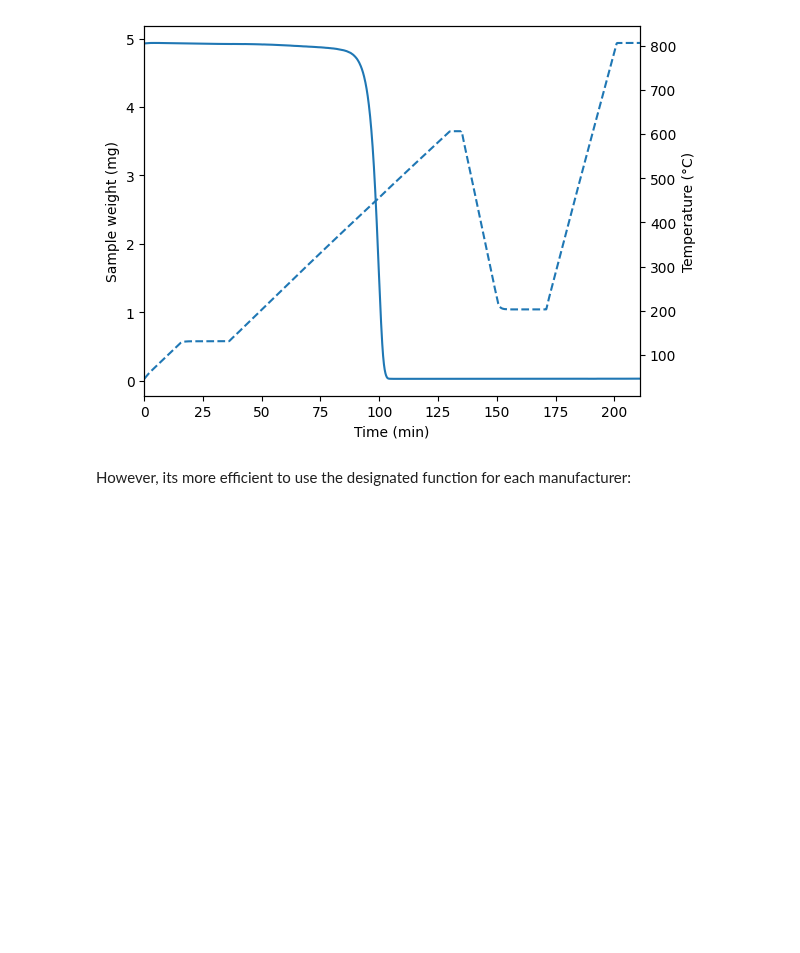
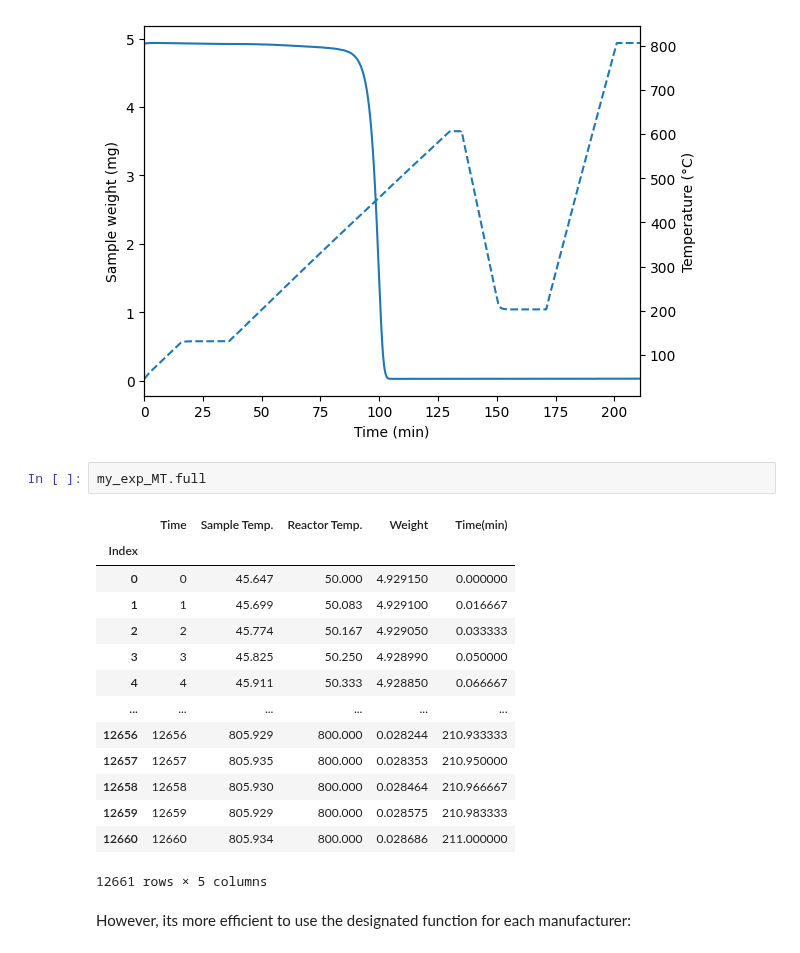
Before and after one commit to MyonicS/pyTGA, a Jupyter notebook: docs/source/notebooks/parsing.ipynb, the cells around one changed output. Drawn from its saved outputs; the diff is of its cells as text; blank space fills up the shorter version.

```diff
--- a/docs/source/notebooks/parsing.ipynb
+++ b/docs/source/notebooks/parsing.ipynb
@@ -15,6 +17,23 @@ my_exp_MT.quickplot()
 # %% [output]
 Manufacturer:  Mettler Toledo
 [figure]
+# %%
+my_exp_MT.full
+# %% [output]
+|  | Time | Sample Temp. | Reactor Temp. | Weight | Time(min) |
+| Index |  |  |  |  |  |
+| 0 | 0 | 45.647 | 50.000 | 4.929150 | 0.000000 |
+| 1 | 1 | 45.699 | 50.083 | 4.929100 | 0.016667 |
+| 2 | 2 | 45.774 | 50.167 | 4.929050 | 0.033333 |
+| 3 | 3 | 45.825 | 50.250 | 4.928990 | 0.050000 |
+| 4 | 4 | 45.911 | 50.333 | 4.928850 | 0.066667 |
+| ... | ... | ... | ... | ... | ... |
+| 12656 | 12656 | 805.929 | 800.000 | 0.028244 | 210.933333 |
+| 12657 | 12657 | 805.935 | 800.000 | 0.028353 | 210.950000 |
+| 12658 | 12658 | 805.930 | 800.000 | 0.028464 | 210.966667 |
+| 12659 | 12659 | 805.929 | 800.000 | 0.028575 | 210.983333 |
+| 12660 | 12660 | 805.934 | 800.000 | 0.028686 | 211.000000 |
+12661 rows × 5 columns
 # %% [markdown]
 However, its more efficient to use the designated function for each manufacturer:
 # %%
```
Also changed, not shown: parts of 1 cell of this notebook, 3 other files.
